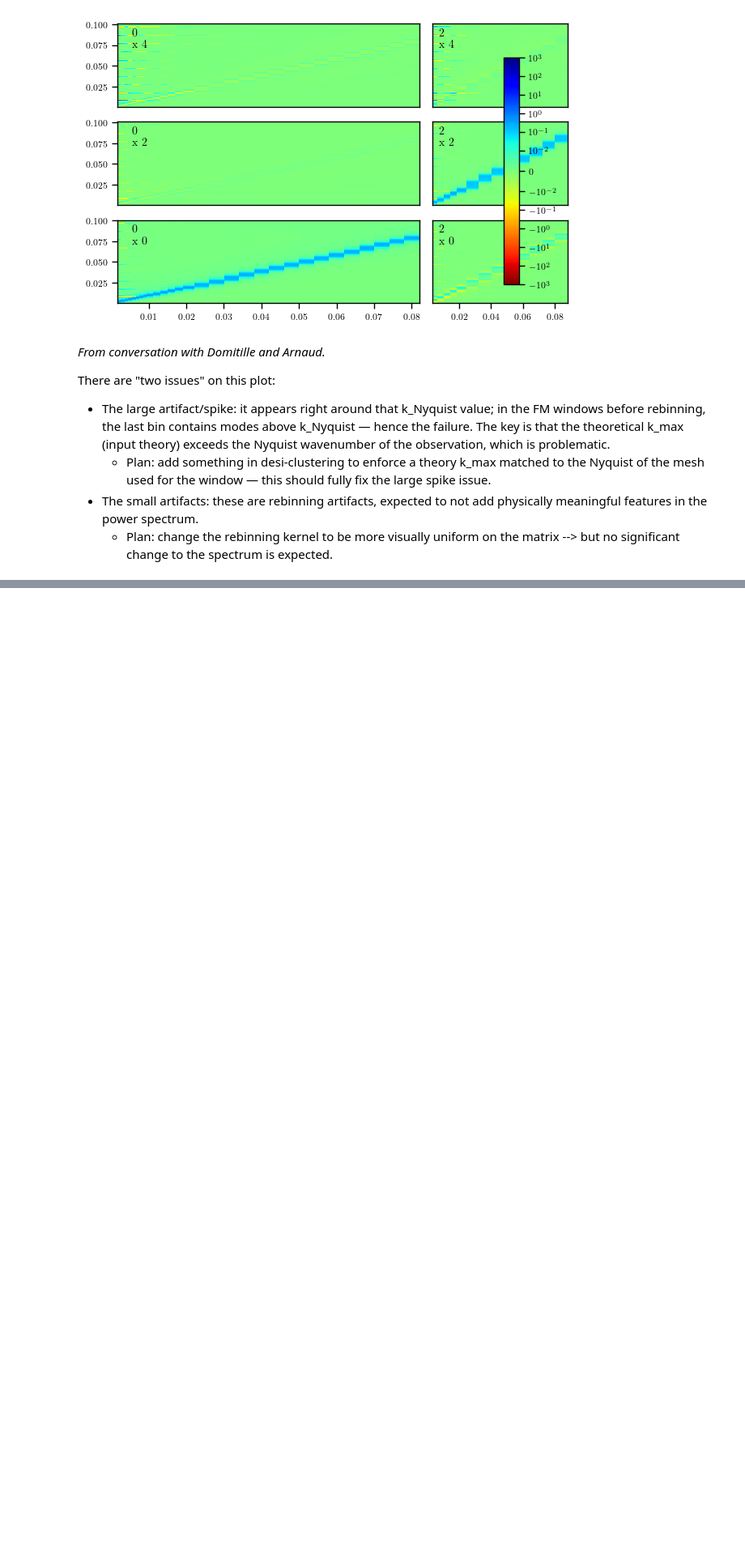
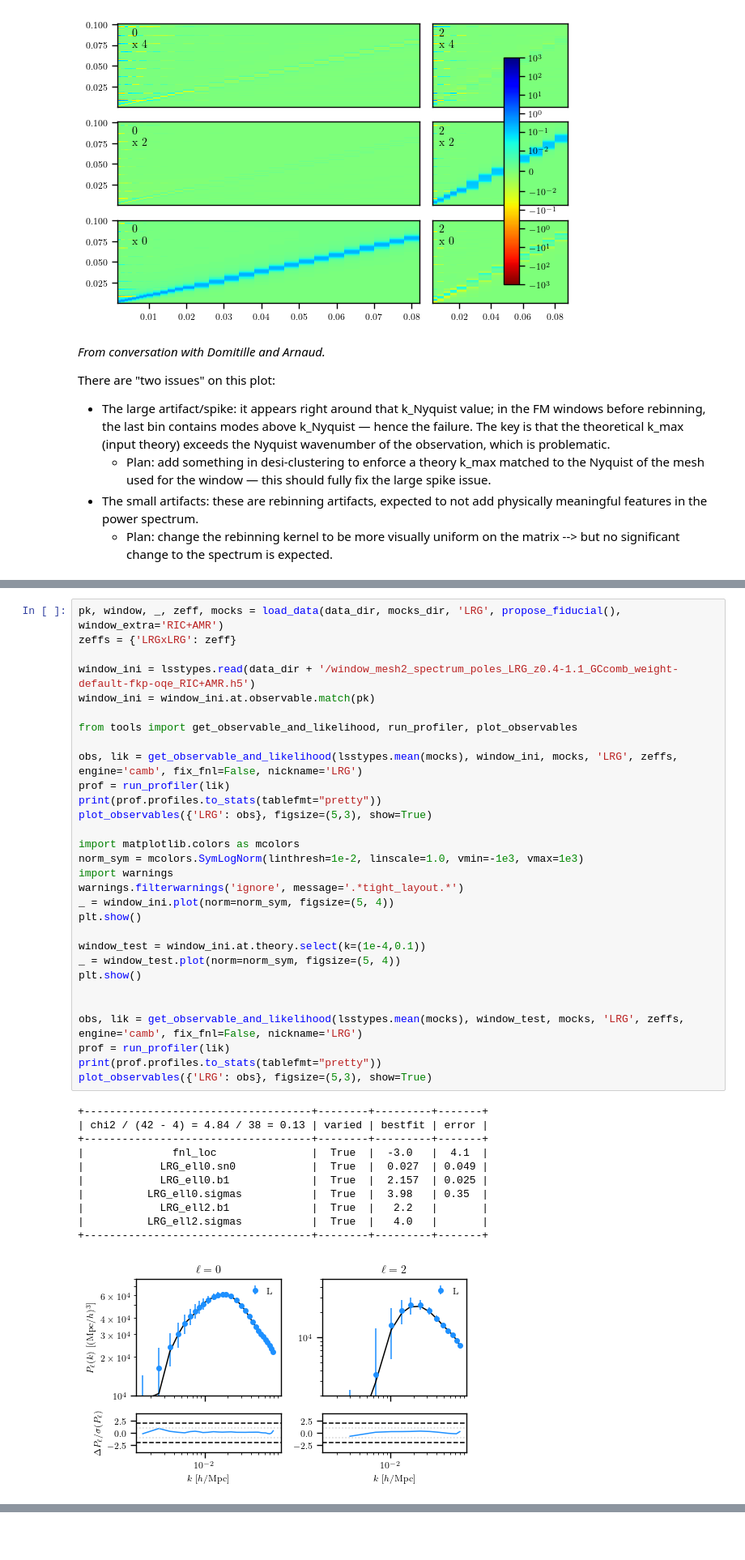
Before and after one commit to AlbertoRosado1/cai-dr2-clustering-products, a Jupyter notebook: local_png/validation_window.ipynb, the cells around one changed output, grey strips where cells are left out. Shown at 81% size. Drawn from its saved outputs; the diff is of its cells as text; blank space fills up the shorter version.

```diff
--- a/local_png/validation_window.ipynb
+++ b/local_png/validation_window.ipynb
@@ -179,0 +181,42 @@ plot_observables({'QSO': obs}, figsize=(5,3), show=True, fn_output='fig/validati
+# %%
+pk, window, _, zeff, mocks = load_data(data_dir, mocks_dir, 'LRG', propose_fiducial(), window_extra='RIC+AMR')
+zeffs = {'LRGxLRG': zeff}
+
+window_ini = lsstypes.read(data_dir + '/window_mesh2_spectrum_poles_LRG_z0.4-1.1_GCcomb_weight-default-fkp-oqe_RIC+AMR.h5')
+window_ini = window_ini.at.observable.match(pk)
+
+from tools import get_observable_and_likelihood, run_profiler, plot_observables
+
+obs, lik = get_observable_and_likelihood(lsstypes.mean(mocks), window_ini, mocks, 'LRG', zeffs, engine='camb', fix_fnl=False, nickname='LRG')
+prof = run_profiler(lik)
+print(prof.profiles.to_stats(tablefmt="pretty"))
+plot_observables({'LRG': obs}, figsize=(5,3), show=True)
+
+import matplotlib.colors as mcolors
+norm_sym = mcolors.SymLogNorm(linthresh=1e-2, linscale=1.0, vmin=-1e3, vmax=1e3)
+import warnings
+warnings.filterwarnings('ignore', message='.*tight_layout.*')
+_ = window_ini.plot(norm=norm_sym, figsize=(5, 4))
+plt.show()
+
+window_test = window_ini.at.theory.select(k=(1e-4,0.1))
+_ = window_test.plot(norm=norm_sym, figsize=(5, 4))
+plt.show()
+
+
+obs, lik = get_observable_and_likelihood(lsstypes.mean(mocks), window_test, mocks, 'LRG', zeffs, engine='camb', fix_fnl=False, nickname='LRG')
+prof = run_profiler(lik)
+print(prof.profiles.to_stats(tablefmt="pretty"))
+plot_observables({'LRG': obs}, figsize=(5,3), show=True)
+# %% [output]
++------------------------------------+--------+---------+-------+
+| chi2 / (42 - 4) = 4.84 / 38 = 0.13 | varied | bestfit | error |
++------------------------------------+--------+---------+-------+
+|              fnl_loc               |  True  |  -3.0   |  4.1  |
+|            LRG_ell0.sn0            |  True  |  0.027  | 0.049 |
+|            LRG_ell0.b1             |  True  |  2.157  | 0.025 |
+|          LRG_ell0.sigmas           |  True  |  3.98   | 0.35  |
+|            LRG_ell2.b1             |  True  |   2.2   |       |
+|          LRG_ell2.sigmas           |  True  |   4.0   |       |
++------------------------------------+--------+---------+-------+
+[figure, added]
```
Also changed, not shown: parts of 6 cells of this notebook, 1 other file.
